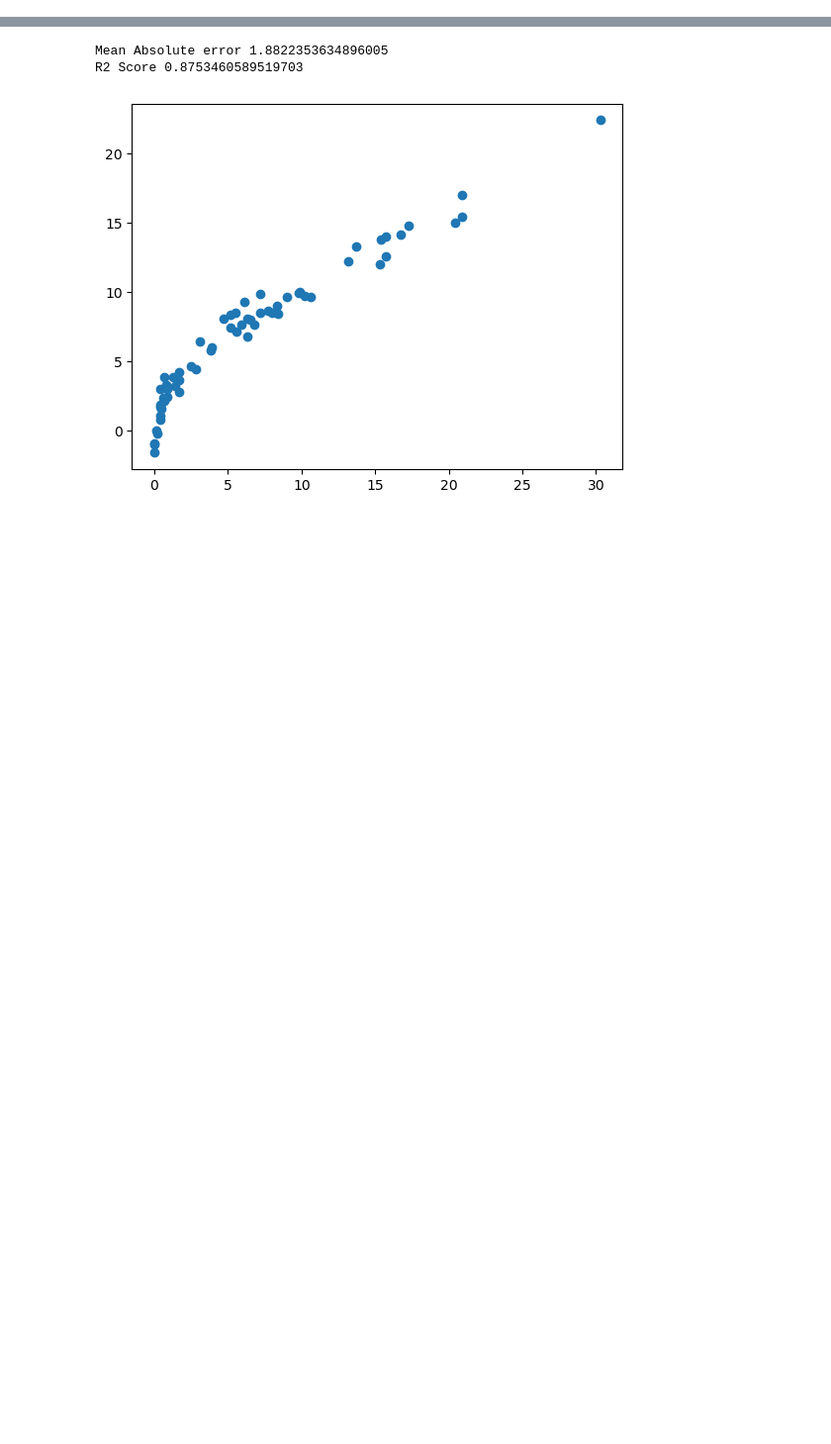
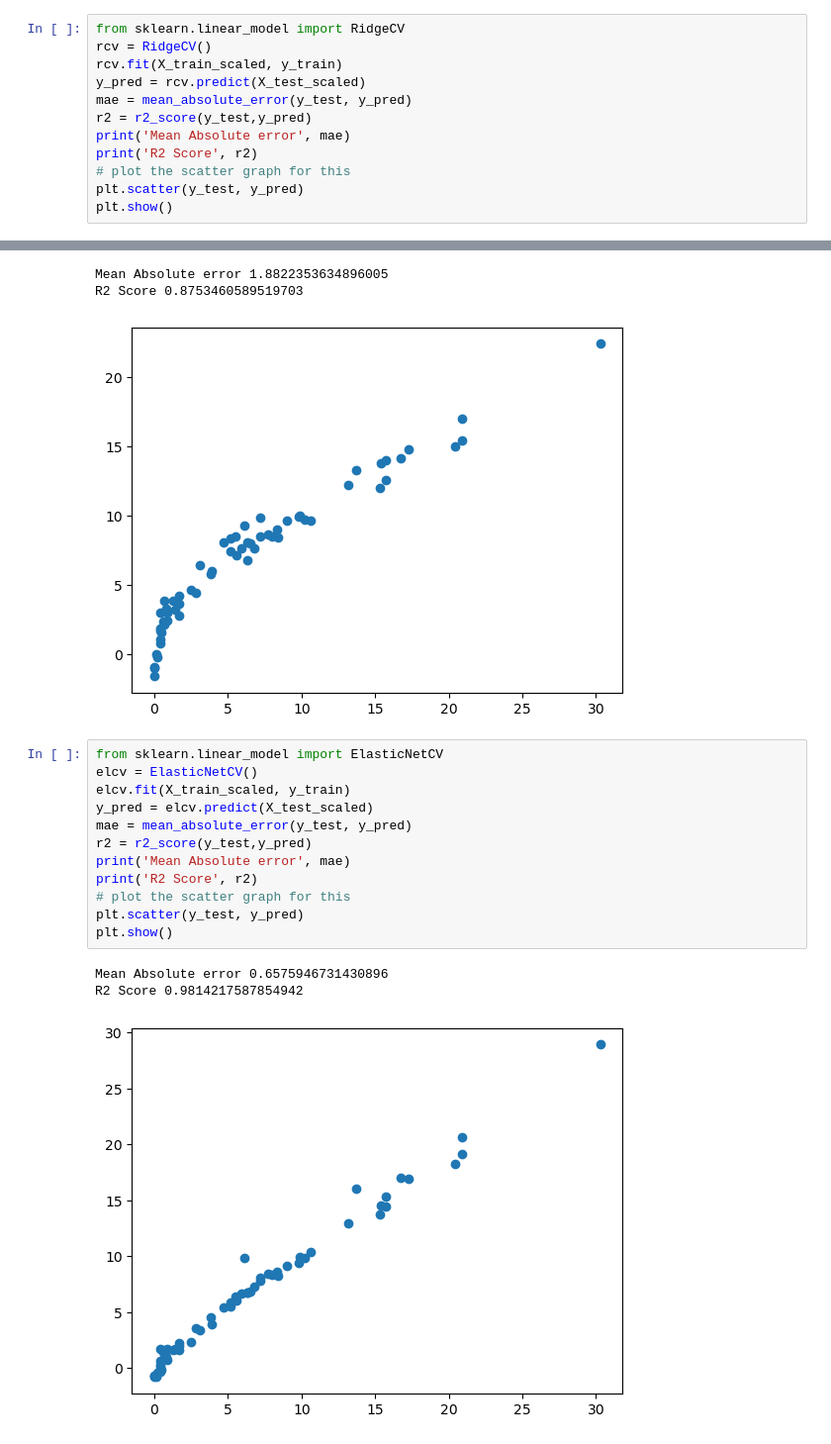
Before and after one commit to broly18814/my-codes, a Jupyter notebook: Modeltraining.ipynb, the cells around one changed output, grey strips where cells are left out. Shown at 99% size. Saved outputs shown, nothing was run; the diff lists cells and outputs as text; blank space fills up the shorter version.

```diff
--- a/Modeltraining.ipynb
+++ b/Modeltraining.ipynb
@@ -196,3 +212,15 @@ plt.show()
 Mean Absolute error 0.5642305340105677
 R2 Score 0.9842993364555515
 [figure]
+# %%
+from sklearn.linear_model import RidgeCV
+rcv = RidgeCV()
+rcv.fit(X_train_scaled, y_train)
+y_pred = rcv.predict(X_test_scaled)
+mae = mean_absolute_error(y_test, y_pred)
+r2 = r2_score(y_test,y_pred)
+print('Mean Absolute error', mae)
+print('R2 Score', r2)
+# plot the scatter graph for this
+plt.scatter(y_test, y_pred)
+plt.show()
@@ -213,3 +245,19 @@ plt.show()
 Mean Absolute error 1.8822353634896005
 R2 Score 0.8753460589519703
 [figure]
+# %%
+from sklearn.linear_model import ElasticNetCV
+elcv = ElasticNetCV()
+elcv.fit(X_train_scaled, y_train)
+y_pred = elcv.predict(X_test_scaled)
+mae = mean_absolute_error(y_test, y_pred)
+r2 = r2_score(y_test,y_pred)
+print('Mean Absolute error', mae)
+print('R2 Score', r2)
+# plot the scatter graph for this
+plt.scatter(y_test, y_pred)
+plt.show()
+# %% [output]
+Mean Absolute error 0.6575946731430896
+R2 Score 0.9814217587854942
+[figure, added]
```
Also changed, not shown: parts of 4 cells of this notebook, 6 other files.
